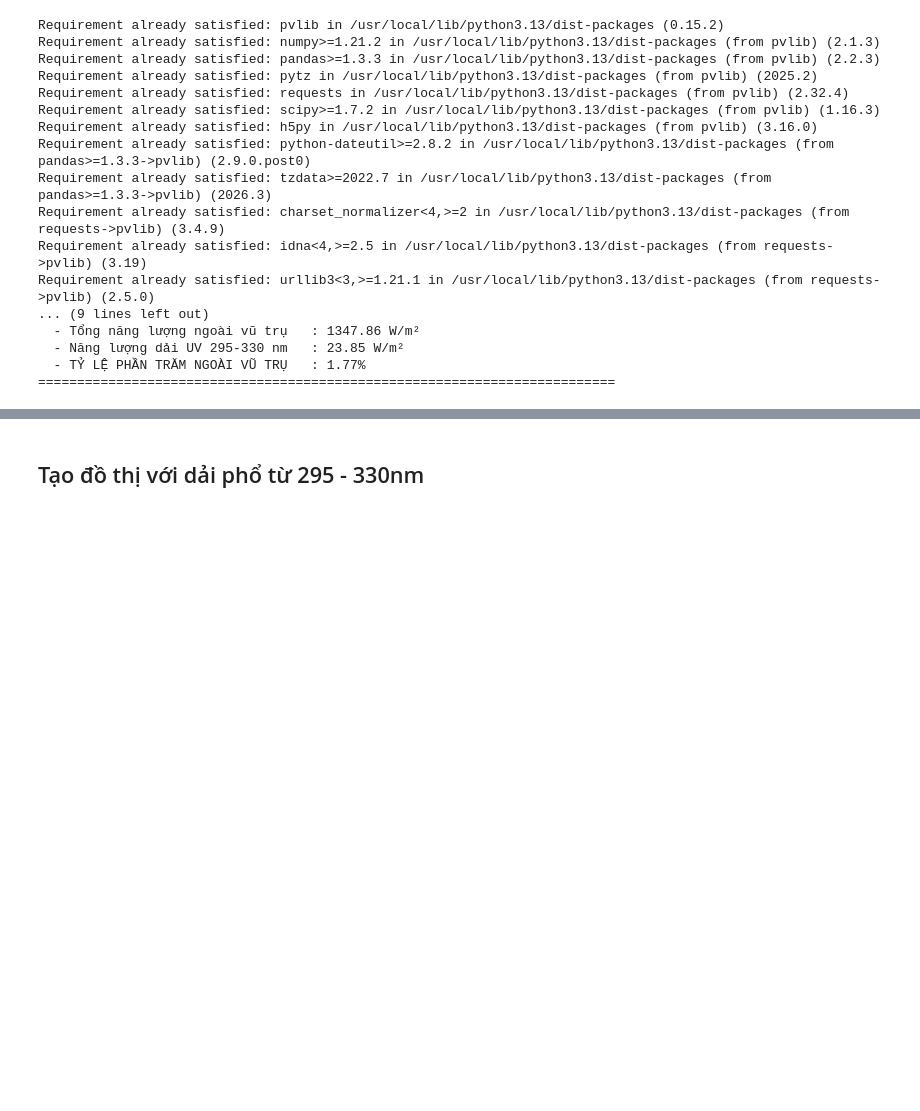
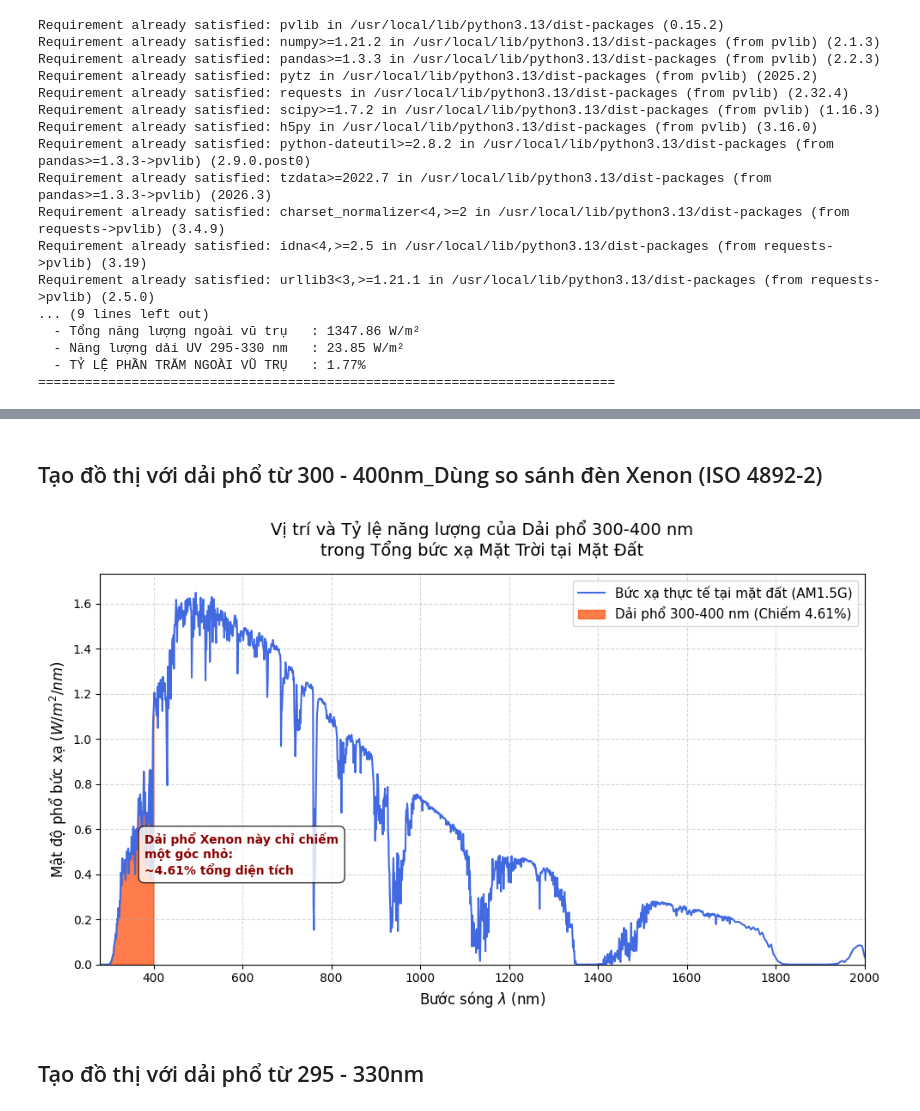
Before and after one commit to lswoodentoys/research_paper, a Jupyter notebook: Tỷ lệ năng lượng của Dải phổ.ipynb, the cells around one changed output, grey strips where cells are left out. Cells and saved outputs as stored; diff of their text form; code cells hidden in the pictures; blank space fills up the shorter version.

```diff
--- a/Tỷ lệ năng lượng của Dải phổ.ipynb
+++ b/Tỷ lệ năng lượng của Dải phổ.ipynb
@@ -235,3 +235,58 @@ plt.show()
+# %% [markdown]
+## Tạo đồ thị với dải phổ từ 300 - 400nm_Dùng so sánh đèn Xenon (ISO 4892-2)
+# %%
+import pvlib
+import numpy as np
+import matplotlib.pyplot as plt
+from scipy.integrate import simpson
+
+# 1. Tải dữ liệu thực tế ASTM G173-03 từ pvlib
+am15_data = pvlib.spectrum.get_reference_spectra(standard="ASTM G173-03")
+wavelengths = am15_data.index.values    # Trục X: Bước sóng (nm)
+irradiance_global = am15_data['global'].values # Trục Y: Cường độ bức xạ (W/m²/nm)
+
+# 2. Tính toán lại tỷ lệ phần trăm để hiển thị lên tiêu đề đồ thị
+uv_mask = (wavelengths >= 300) & (wavelengths <= 400)
+energy_uv = simpson(y=irradiance_global[uv_mask], x=wavelengths[uv_mask])
+energy_total = simpson(y=irradiance_global, x=wavelengths)
+percentage = (energy_uv / energy_total) * 100
+
+# 3. Khởi tạo biểu đồ
+plt.figure(figsize=(10, 6), dpi=100)
+
+# Vẽ đường cong tổng năng lượng bức xạ tại mặt đất
+plt.plot(wavelengths, irradiance_global, color='royalblue', linewidth=1.5, label='Bức xạ thực tế tại mặt đất (AM1.5G)')
+
+# Tô màu riêng vùng dải phổ 300 - 400 nm để thấy diện tích năng lượng
+plt.fill_between(
+  wavelengths, irradiance_global,
+  where=uv_mask,
+  color='orangered', alpha=0.7,
+  label=f'Dải phổ 300-400 nm (Chiếm {percentage:.2f}%)'
+)
+
+# 4. Định dạng biểu đồ (Gắn nhãn, tiêu đề, giới hạn trục)
+plt.title('Vị trí và Tỷ lệ năng lượng của Dải phổ 300-400 nm\ntrong Tổng bức xạ Mặt Trời tại Mặt Đất', fontsize=14, pad=15)
+plt.xlabel('Bước sóng $\lambda$ (nm)', fontsize=12)
+plt.ylabel('Mật độ phổ bức xạ ($W/m^2/nm$)', fontsize=12)
+
+# Giới hạn trục X từ 280nm đến 2000nm để tập trung vào vùng năng lượng chính
+plt.xlim(280, 2000)
+plt.ylim(bottom=0)
+
+# Thêm chú thích cho vùng tô màu
+plt.text(380, 0.4, f'Dải phổ Xenon này chỉ chiếm\nmột góc nhỏ:\n~{percentage:.2f}% tổng diện tích',
+     color='darkred', fontsize=10, fontweight='bold', bbox=dict(facecolor='white', alpha=0.8, boxstyle='round,pad=0.5'))
+
+# Bật lưới và chú thích các đường
+plt.grid(True, linestyle='--', alpha=0.5)
+plt.legend(fontsize=11, loc='upper right')
+
+# Hiển thị biểu đồ ra màn hình
+plt.tight_layout()
+plt.show()
+# %% [output]
+[figure, added]
 # %% [markdown]
 ## Tạo đồ thị với dải phổ từ 295 - 330nm
 # %%
```
Also changed, not shown: parts of 2 cells of this notebook.
